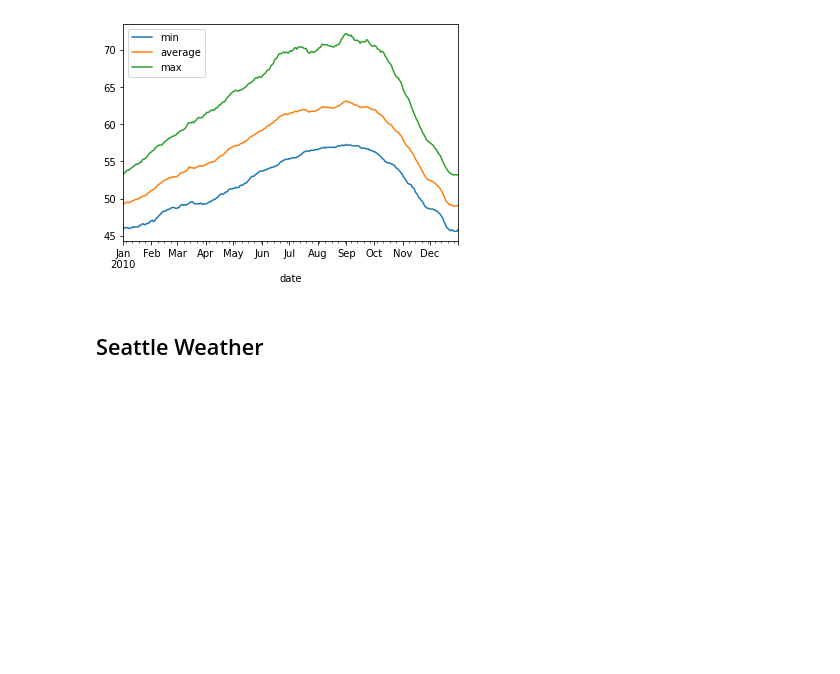
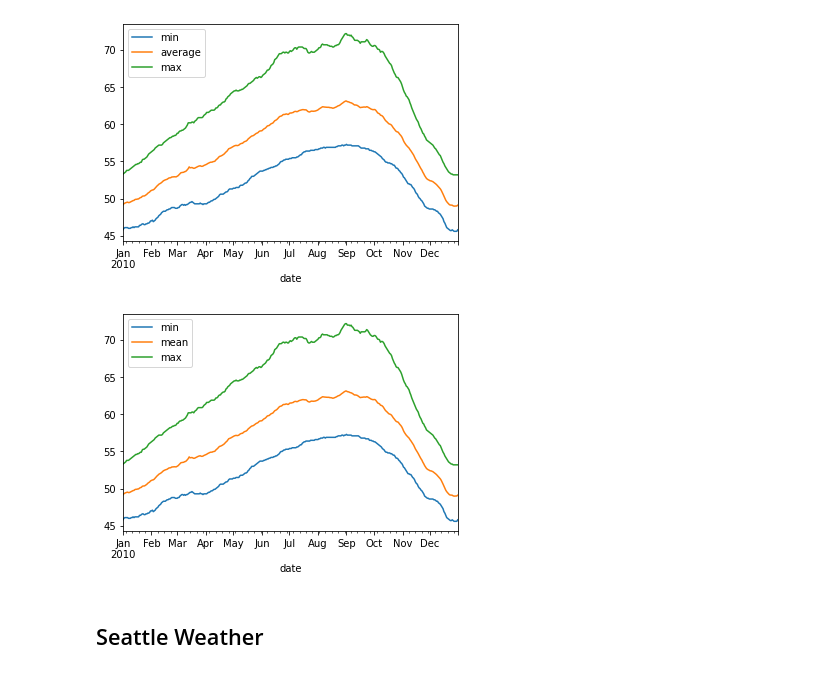
Before and after one commit to alegarcia-dev/time-series-exercises, a Jupyter notebook: working_with_time_series_data.ipynb, the cells around one changed output. Drawn from its saved outputs; the diff is of its cells as text; code cells hidden in the pictures; blank space fills up the shorter version.

```diff
--- a/working_with_time_series_data.ipynb
+++ b/working_with_time_series_data.ipynb
@@ -104,6 +104,10 @@ sf_temps.resample('D').max().temp.plot(label = 'max')
 plt.legend();
 # %% [output]
 [figure]
+# %%
+sf_temps.resample('D').temp.agg(['min', 'mean', 'max']).plot();
+# %% [output]
+[figure, added]
 # %% [markdown]
 ## Seattle Weather
 # %%
```
Also changed, not shown: parts of 5 cells of this notebook.
